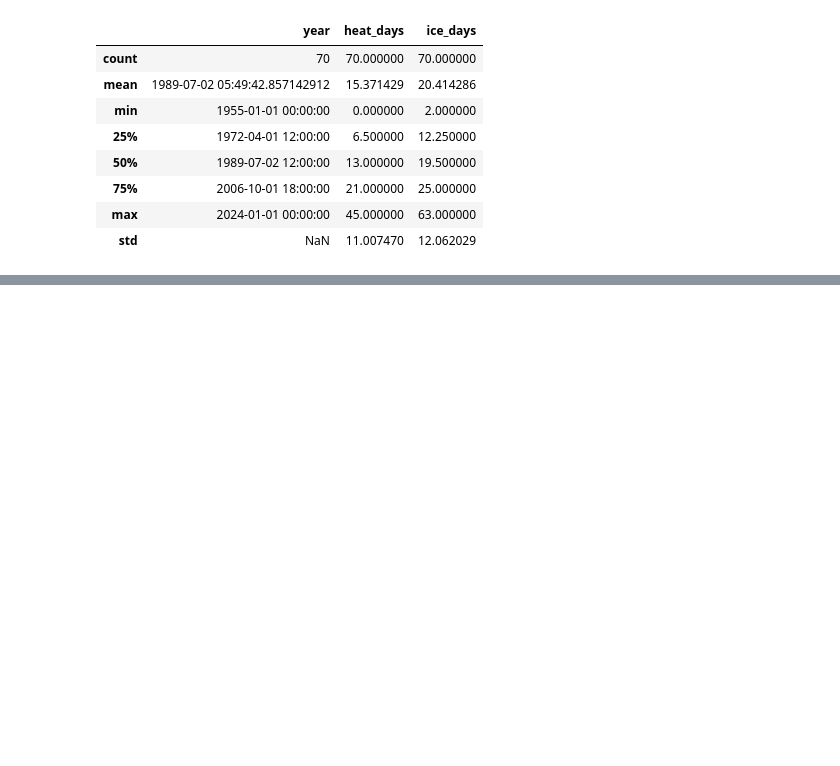
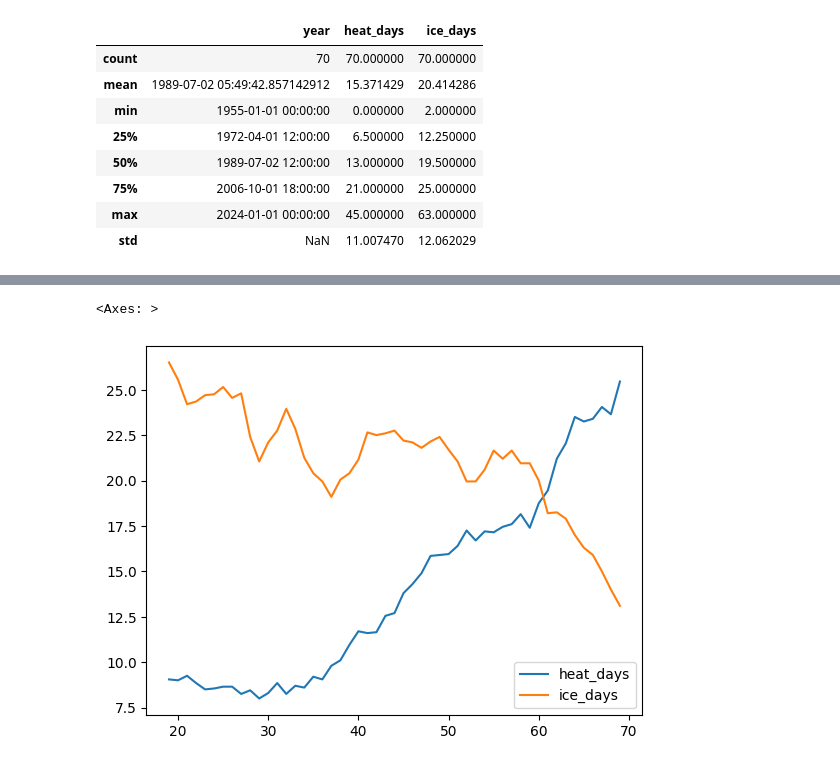
Before and after one commit to SimonLantschner/data-science-ue-ct, a Jupyter notebook: notebooks/01_data_with_pandas.ipynb, the cells around one changed output, grey strips where cells are left out. Cells and saved outputs as stored; diff of their text form; code cells hidden in the pictures; blank space fills up the shorter version.

```diff
--- a/notebooks/01_data_with_pandas.ipynb
+++ b/notebooks/01_data_with_pandas.ipynb
@@ -76,0 +168,5 @@ df.describe() #Statistische Kennzahlen für numerische Spalten anzeigen
+# %%
+df[["heat_days", "ice_days"]].rolling(20).mean().plot()   #Gleitender Durchschnitt der Hitzetage über 5 Jahre berechnen, um den Trend zu glätten
+# %% [output]
+<Axes: >
+[figure, added]
```
Also changed, not shown: parts of 14 cells of this notebook, 1 other file.
